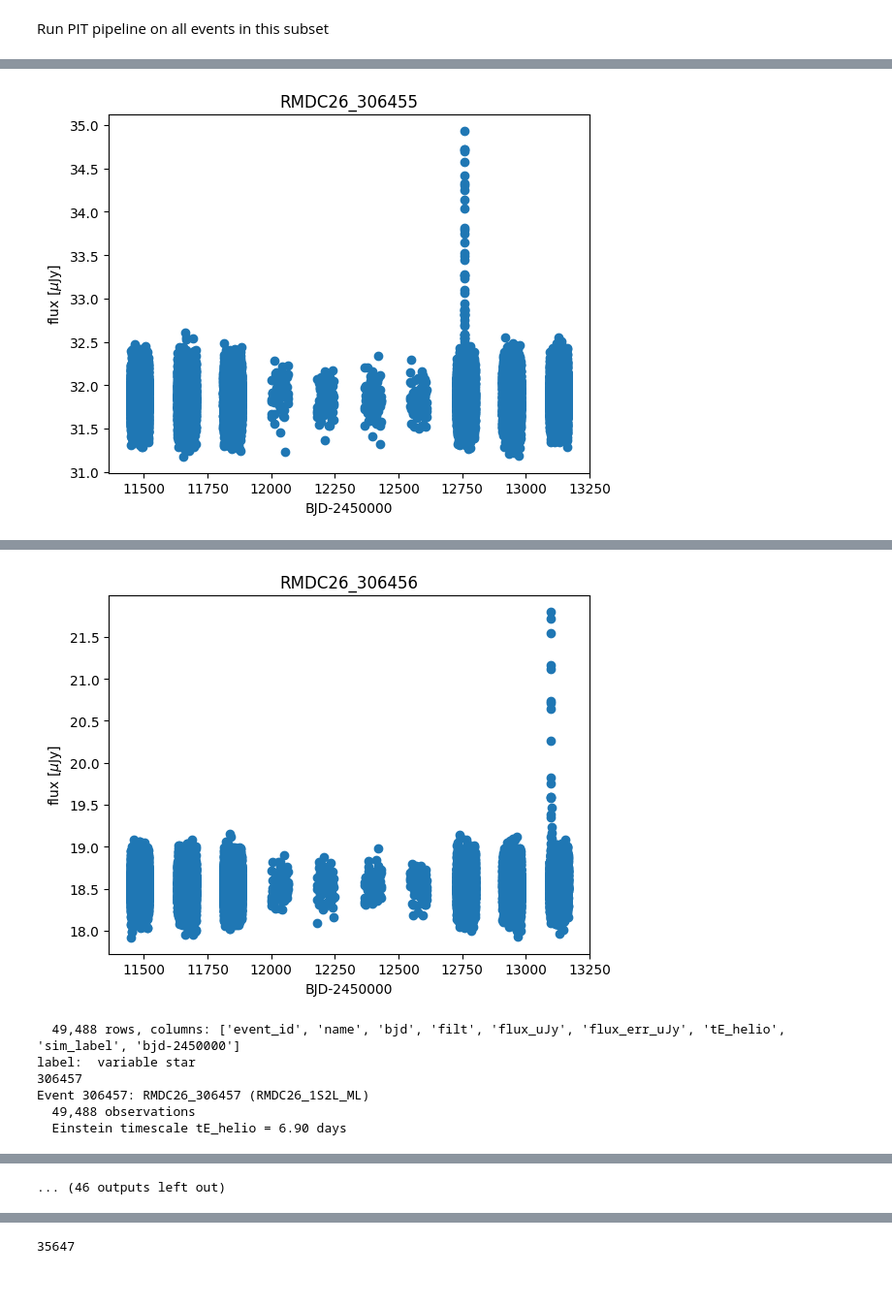
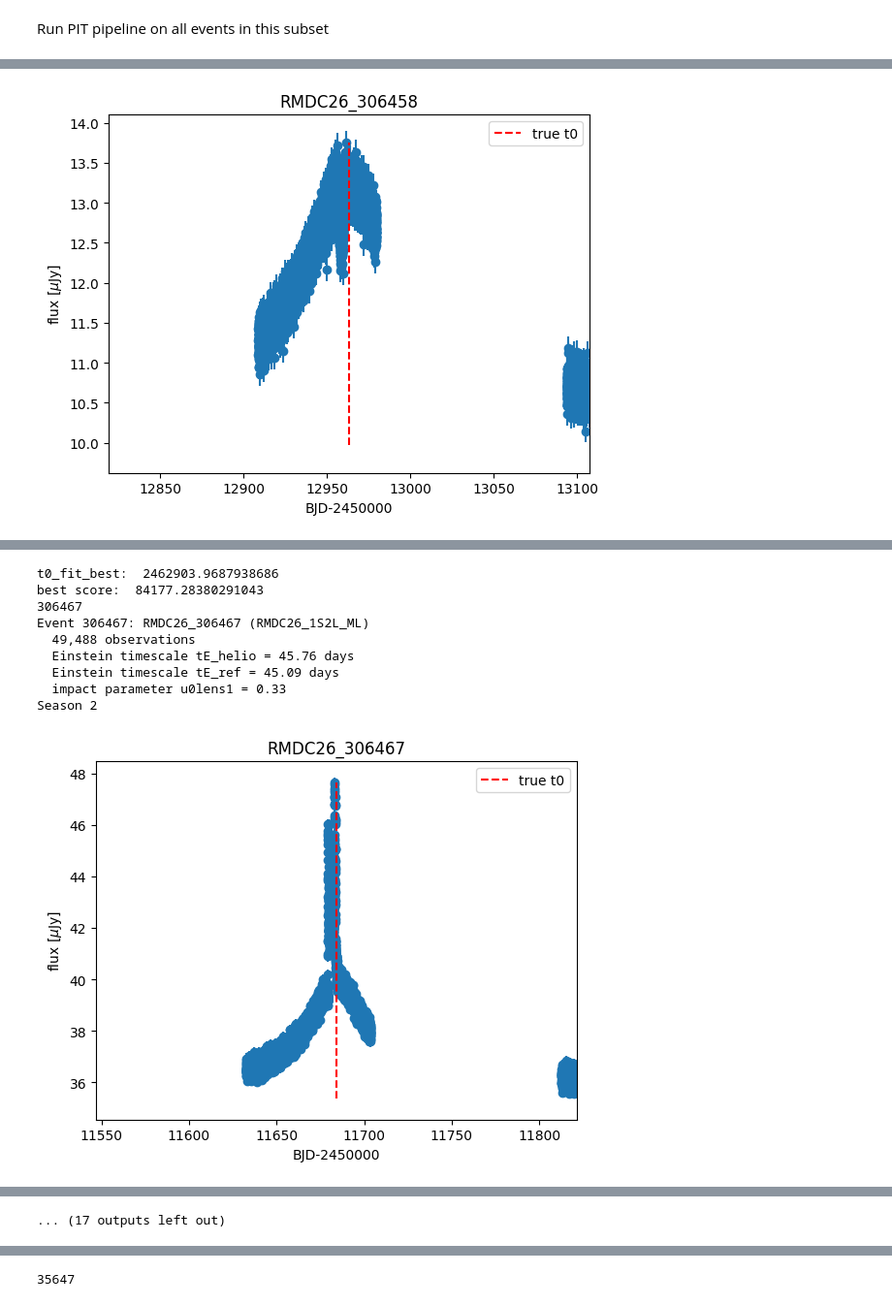
Before and after one commit to exoclam/birp, a Jupyter notebook: main-ml-chris.ipynb, the cells around one changed output, grey strips where cells are left out. Shown at 97% size. Saved outputs shown, nothing was run; the diff lists cells and outputs as text; code cells hidden in the pictures.

Commit message:
updated cuts to denominator and choice of 10 representative events

```diff
--- a/main-ml-chris.ipynb
+++ b/main-ml-chris.ipynb
@@ -279,9 +348,17 @@ q_bins = np.logspace(-7, -2, 20)
 meta_df_1s2l['s_bin'] = pd.cut(meta_df_1s2l['Planet_s'], bins=s_bins)
 meta_df_1s2l['q_bin'] = pd.cut(meta_df_1s2l['Planet_q'], bins=q_bins)
 
+# omit events injected off-season
+meta_df_1s2l_in_season = meta_df_1s2l.loc[meta_df_1s2l['is_out_of_season']==False]
+print(len(meta_df_1s2l), len(meta_df_1s2l_in_season))
+
+# omit events with injected |u0|>3.5 --> peak magnification < 1%, per Paczynski formula
+meta_df_1s2l_in_season_u0 = meta_df_1s2l_in_season.loc[np.abs(meta_df_1s2l_in_season.u0lens1)<=3.5]
+print(len(meta_df_1s2l_in_season_u0))
+
 # 2D groupby and sample 100 or however many events are in that 2D bin, whichever is smaller
 samples_2d = 100
-meta_df_1s2l_sampled = meta_df_1s2l.groupby(['s_bin', 'q_bin'], observed=False).apply(
+meta_df_1s2l_sampled = meta_df_1s2l_in_season_u0.groupby(['s_bin', 'q_bin'], observed=False).apply(
     lambda g: g.sample(n=min(len(g), samples_2d)) if len(g) > 0 else g
 ).reset_index(drop=True)
 
@@ -449,6 +612,9 @@ def detection(lc_data, f146_df, labels, t0s, tEs, u0s, t0_anomalies, jacscanomal
 # %%
 labels, t0s, tEs, u0s, t0_anomalies, jacscanomaly_scores = [], [], [], [], [], []
-for event_id in np.unique(meta_df_1s2l['event_id']):
+early_end = 0
+events = sorted(np.unique(meta_df_1s2l_sampled['event_id']))
+for event_id in tqdm(events):
+#for event_id in curated_event_list:
     print(event_id)
 
     # summon the light curve
@@ -461,7 +627,10 @@ for event_id in np.unique(meta_df_1s2l['event_id']):
             o.filt,
             o.flux_uJy,
             o.flux_err_uJy,
+            m.t0lens1,
             m.tE_helio,
+            m.tE_ref,
+            m.u0lens1,
             m.sim_label
         FROM '{obs_p}' o
         JOIN '{epoch_p}' e ON o.epoch_id = e.epoch_id
@@ -473,15 +642,41 @@ for event_id in np.unique(meta_df_1s2l['event_id']):
     print(f"Event {event_id}: {event_obs['name'].iloc[0]} ({event_obs['sim_label'].iloc[0]})")
     print(f"  {len(event_obs):,} observations")
     print(f"  Einstein timescale tE_helio = {abs(event_obs['tE_helio'].iloc[0]):.2f} days")
+    print(f"  Einstein timescale tE_ref = {abs(event_obs['tE_ref'].iloc[0]):.2f} days")
+    print(f"  impact parameter u0lens1 = {abs(event_obs['u0lens1'].iloc[0]):.2f}")
 
     event_obs['bjd-2450000'] = event_obs['bjd'] - 2450000
-    event_obs_filt = event_obs.loc[event_obs['filt']=='F146']
-    plt.scatter(event_obs_filt['bjd-2450000'], event_obs_filt['flux_uJy'])
+    t0lens1 = event_obs['t0lens1'].iloc[0]-2450000
+    event_obs_season = get_season(event_obs, t0lens1)
+    event_obs_filt = event_obs.loc[event_obs['filt']=='F146'] # keep only F146 filter for jacscanomaly
+
+    #print(f"  cadence = {abs(event_obs_filt['bjd-2450000'].iloc[-2] - event_obs_filt['bjd-2450000'].iloc[-1]):.2f} days")
+    plt.errorbar(event_obs_filt['bjd-2450000'], event_obs_filt['flux_uJy'], event_obs_filt['flux_err_uJy'], fmt='o', linestyle='None')
+    plt.vlines(event_obs_filt['t0lens1'].iloc[0]-2450000, min(event_obs_filt['flux_uJy']), max(event_obs_filt['flux_uJy']), colors='r', linestyles='--', label='true t0', zorder=100)
     plt.ylabel(r'flux [$\mu$Jy]')
     plt.xlabel('BJD-2450000')
+    plt.xlim([event_obs_filt['t0lens1'].iloc[0]-2450000-3*event_obs_filt['tE_helio'].iloc[0], event_obs_filt['t0lens1'].iloc[0]-2450000+3*event_obs_filt['tE_helio'].iloc[0]])
     plt.title(f"{event_obs['name'].iloc[0]}")
+    plt.legend()
     plt.show()
 
-    # Detection
-    labels, t0s, tEs, u0s, t0_anomalies, jacscanomaly_scores = detection(event_obs, event_obs_filt, labels, t0s, tEs, u0s, t0_anomalies, jacscanomaly_scores)
+    # make sure I omit low cadence events
+    if (event_obs_filt['t0lens1'].iloc[0]-2450000 >= 11900) & (event_obs_filt['t0lens1'].iloc[0]-2450000 <= 12700):
+        print("event seeded in low cadence season")
+        label, t0, tE, u0, t0_anomaly, jacscanomaly_score = np.nan, np.nan, np.nan, np.nan, np.nan, np.nan
+        continue
+    else:
+        label, t0, tE, u0, t0_anomaly, jacscanomaly_score = detection(event_obs_season, event_obs_filt)#, labels, t0s, tEs, u0s, t0_anomalies, jacscanomaly_scores)
+
+    labels.append(label)
+    t0s.append(t0)
+    tEs.append(tE)
+    u0s.append(u0)
+    t0_anomalies.append(t0_anomaly)
+    jacscanomaly_scores.append(jacscanomaly_score)
+
+    early_end += 1
+
+    if early_end == 10:
+        break
 # %% [output]
@@ -492 +690 @@ Event 306455: RMDC26_306455 (RMDC26_1S2L_ML)
-[figure, old version]
+[figure, new version]
@@ -499,7 +710,10 @@ Event 306456: RMDC26_306456 (RMDC26_1S2L_ML)
+t0_fit_best:  2462903.9687938686
+best score:  84177.28380291043
+306467
+Event 306467: RMDC26_306467 (RMDC26_1S2L_ML)
+  49,488 observations
+  Einstein timescale tE_helio = 45.76 days
+  Einstein timescale tE_ref = 45.09 days
+  impact parameter u0lens1 = 0.33
+Season 2
-[figure, old version]
+[figure, new version]
-  49,488 rows, columns: ['event_id', 'name', 'bjd', 'filt', 'flux_uJy', 'flux_err_uJy', 'tE_helio', 'sim_label', 'bjd-2450000']
-label:  variable star
-306457
-Event 306457: RMDC26_306457 (RMDC26_1S2L_ML)
-  49,488 observations
-  Einstein timescale tE_helio = 6.90 days
@@ -534 +777,0 @@ Event 306460: RMDC26_306460 (RMDC26_1S2L_ML)
-... (46 outputs left out)
@@ -534,0 +795 @@ Event 306460: RMDC26_306460 (RMDC26_1S2L_ML)
+... (17 outputs left out)
```
Also changed, not shown: parts of 20 cells of this notebook, 1 other file.
